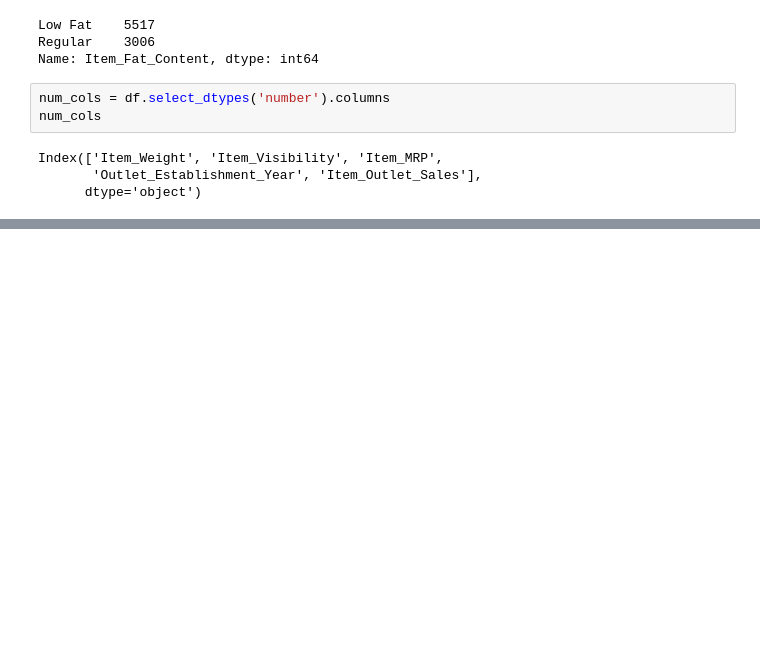
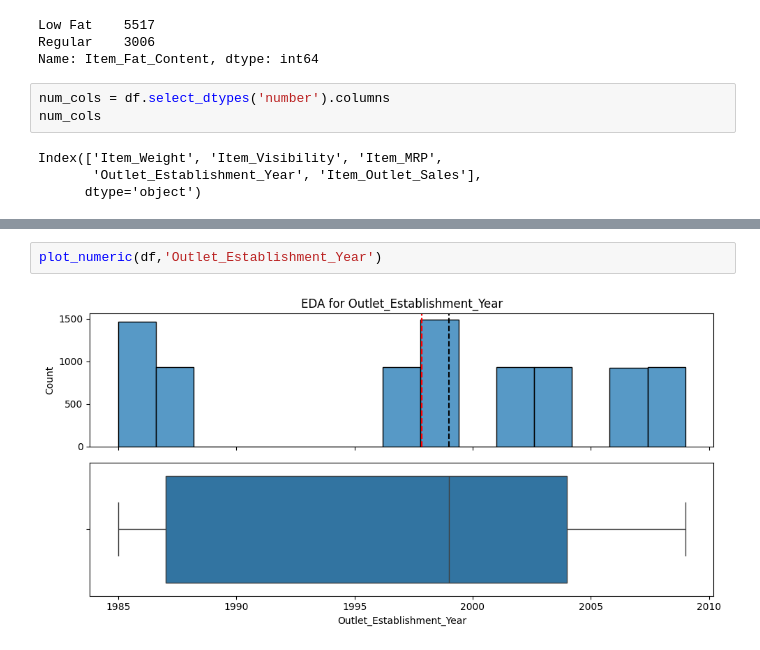
Before and after one commit to InesBouker/sales-predictions, a Jupyter notebook: Untitled4.ipynb, the cells around one changed output, grey strips where cells are left out. Drawn from its saved outputs; the diff is of its cells as text; blank space fills up the shorter version.

```diff
--- a/Untitled4.ipynb
+++ b/Untitled4.ipynb
@@ -220,0 +273,4 @@ dtype: float64
+# %%
+plot_numeric(df,'Outlet_Establishment_Year')
+# %% [output]
+[figure, added]
```
Also changed, not shown: parts of 22 cells of this notebook.
